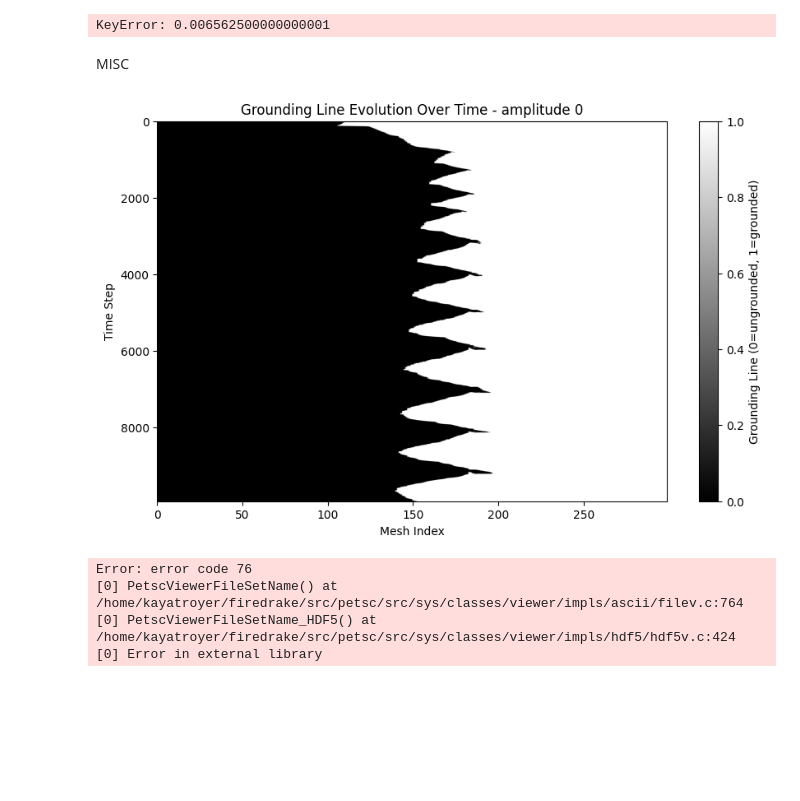
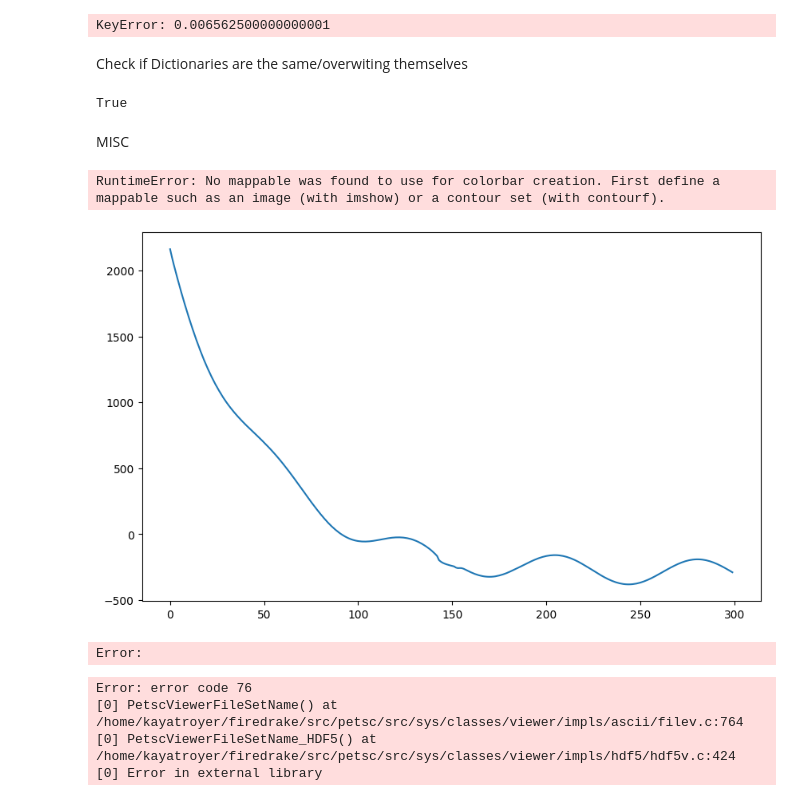
Before and after one commit to ktlix2ski/brinkmodeltest, a Jupyter notebook: TestBook.ipynb, the cells around one changed output. Drawn from its saved outputs; the diff is of its cells as text; code cells hidden in the pictures; blank space fills up the shorter version.

```diff
--- a/TestBook.ipynb
+++ b/TestBook.ipynb
@@ -70,28 +70,42 @@ plt.title(H_run_title)
 plt.show()
 # %% [output]
 KeyError: 0.006562500000000001
+# %% [markdown]
+Check if Dictionaries are the same/overwiting themselves
+# %%
+path = '/home/kayatroyer/Repositories/brinkmodeltest/Output/Variable_Dictionaries/DATA_Dictionary_2025_03_31__14_11_35.pkl.gz'
+with gzip.open(path, 'rb') as f:
+    DATA_dict2 = pickle.load(f)
+# %%
+bed_dict = DATA_dict2['bed_dict']
+all_same = len(set(map(tuple, bed_dict.values()))) == 1
+print(all_same)
+# %% [output]
+True
 # %% [markdown]
 MISC
 # %%
-with gzip.open("/media/kayatroyer/KayaDrive/Thesis/OfficialExperimentRuns/AmpTests/Run1_amp0/DATA_Dictionary_2025_02_25__10_56_24.pkl.gz", 'rb') as f:
+with gzip.open("/home/kayatroyer/Repositories/brinkmodeltest/Output/Variable_Dictionaries/DATA_Dictionary_2025_03_13__15_26_34.pkl.gz", 'rb') as f:
     DATA_dict2 = pickle.load(f)
 # %%
-GL_dict2 = DATA_dict2['GL_dict']
-time2 = list(GL_dict2.keys())
-mesh_indices2 = np.arange(300)
-data_matrix2 = np.array([GL_dict2[t] for t in time2])
+bed_dict = DATA_dict2['bed_dict']
+time = 0
+mesh_indices = np.arange(300)
+data = np.array(bed_dict[time])
 
 plt.figure(figsize=(10, 6))
 # plt.imshow(data_matrix.T, aspect='auto', cmap='gray', origin='lower', extent=[time[0], time[-1], mesh_indices[0], mesh_indices[-1]])
-plt.imshow(data_matrix2, aspect='auto', cmap='gray', origin='lower', extent=[mesh_indices2[0], mesh_indices2[-1], time2[0], time2[-1]])
+plt.plot(mesh_indices, data, label=f'Timestep {time}')
 plt.colorbar(label="Grounding Line (0=ungrounded, 1=grounded)")
 plt.ylabel("Time Step")
 plt.xlabel("Mesh Index")
 plt.gca().invert_yaxis()
 plt.title("Grounding Line Evolution Over Time - amplitude 0")
 plt.show()
 # %% [output]
+RuntimeError: No mappable was found to use for colorbar creation. First define a mappable such as an image (with imshow) or a contour set (with contourf).
-[figure, old version]
+[figure, new version]
+Error:
 # %%
 bed_dict = DATA_dict['bed_dict']
 base_dict = DATA_dict['base_dict']
```
Also changed, not shown: 1 other file.
